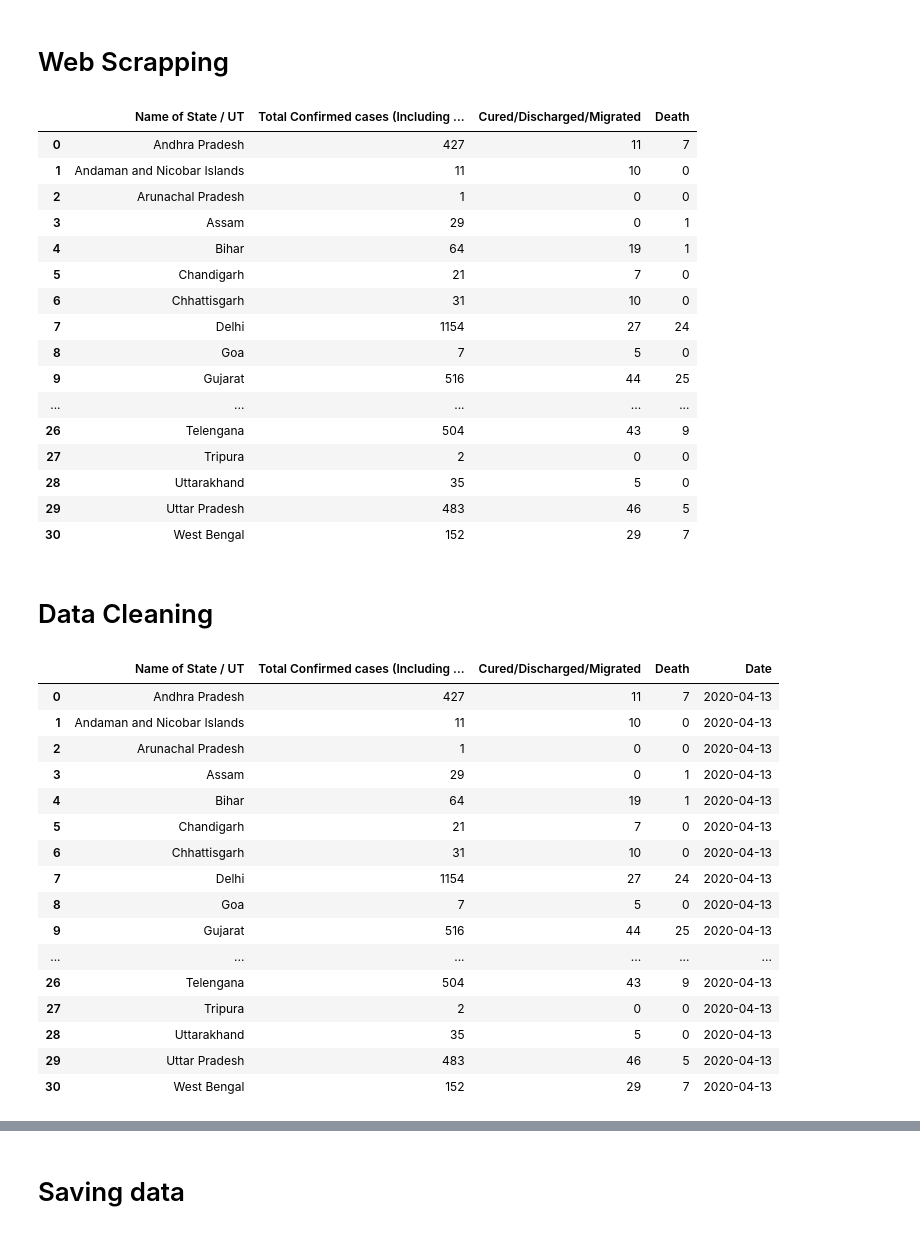
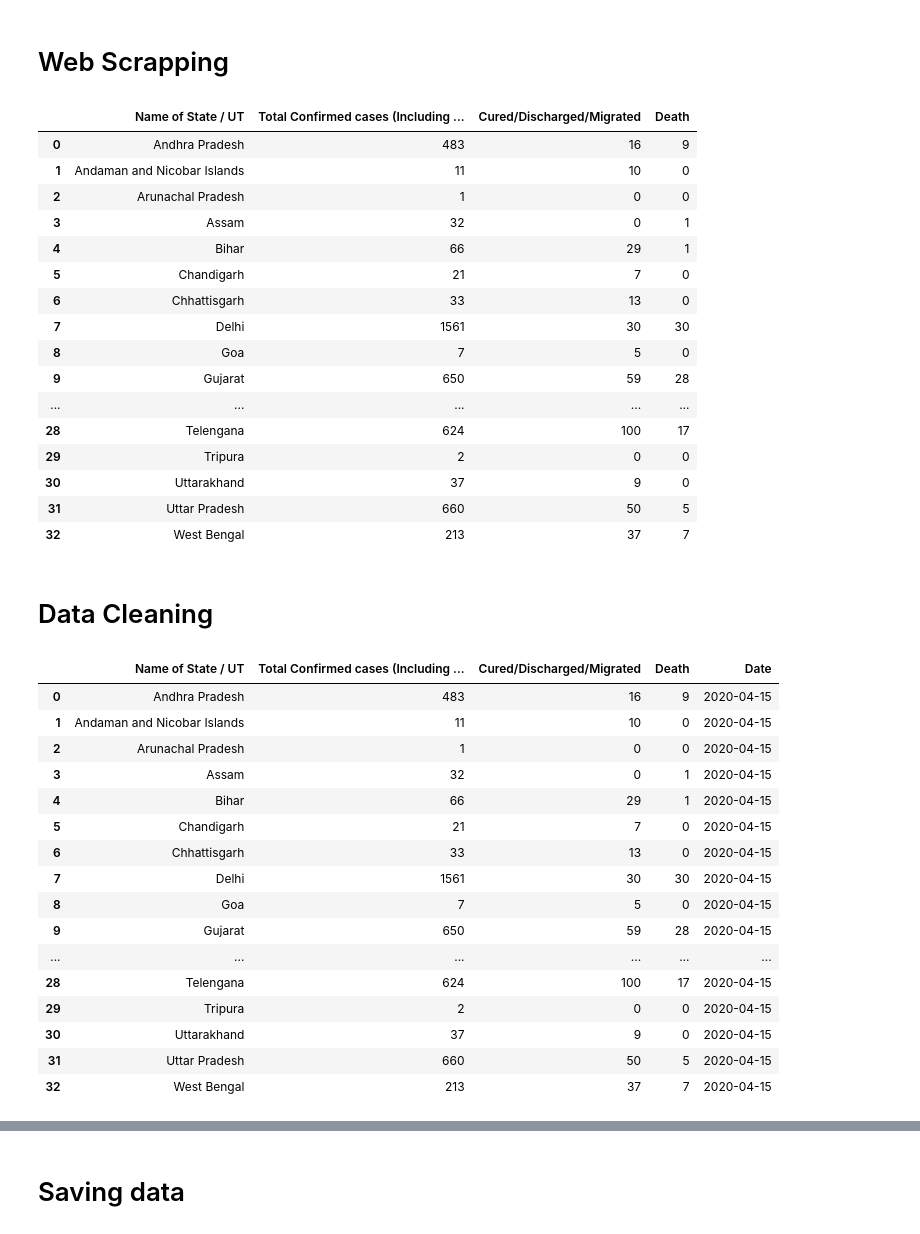
Before and after one commit to amita-kapoor/covid-19-india-data, a Jupyter notebook: web_scraping.ipynb, the cells around one changed output, grey strips where cells are left out. Saved outputs shown, nothing was run; the diff lists cells and outputs as text; code cells hidden in the pictures.

```diff
--- a/web_scraping.ipynb
+++ b/web_scraping.ipynb
@@ -41,56 +41,57 @@ for tr in body:
 
 # print(head_rows)
 
-df_bs = pd.DataFrame(body_rows[:len(body_rows)-2], columns=head_rows[0])
+df_bs = pd.DataFrame(body_rows[:len(body_rows)-3], columns=head_rows[0])
 
 df_bs.drop('S. No.', axis=1, inplace=True)
 df_bs.head(36)
 # %% [output]
 |  | Name of State / UT | Total Confirmed cases (Including ... | Cured/Discharged/Migrated | Death |
-| 0 | Andhra Pradesh | 427 | 11 | 7 |
+| 0 | Andhra Pradesh | 483 | 16 | 9 |
 | 1 | Andaman and Nicobar Islands | 11 | 10 | 0 |
 | 2 | Arunachal Pradesh | 1 | 0 | 0 |
-| 3 | Assam | 29 | 0 | 1 |
-| 4 | Bihar | 64 | 19 | 1 |
+| 3 | Assam | 32 | 0 | 1 |
+| 4 | Bihar | 66 | 29 | 1 |
 | 5 | Chandigarh | 21 | 7 | 0 |
-| 6 | Chhattisgarh | 31 | 10 | 0 |
-| 7 | Delhi | 1154 | 27 | 24 |
+| 6 | Chhattisgarh | 33 | 13 | 0 |
+| 7 | Delhi | 1561 | 30 | 30 |
 | 8 | Goa | 7 | 5 | 0 |
-| 9 | Gujarat | 516 | 44 | 25 |
+| 9 | Gujarat | 650 | 59 | 28 |
 | ... | ... | ... | ... | ... |
-| 26 | Telengana | 504 | 43 | 9 |
-| 27 | Tripura | 2 | 0 | 0 |
-| 28 | Uttarakhand | 35 | 5 | 0 |
-| 29 | Uttar Pradesh | 483 | 46 | 5 |
-| 30 | West Bengal | 152 | 29 | 7 |
+| 28 | Telengana | 624 | 100 | 17 |
+| 29 | Tripura | 2 | 0 | 0 |
+| 30 | Uttarakhand | 37 | 9 | 0 |
+| 31 | Uttar Pradesh | 660 | 50 | 5 |
+| 32 | West Bengal | 213 | 37 | 7 |
 # %% [markdown]
 # Data Cleaning
 # %%
 # date-time information
 # ---------------------
 
 now  = datetime.now()
 df_bs['Date'] = now.strftime("%m/%d/%Y")
 df_bs['Date'] = pd.to_datetime(df_bs['Date'], format='%m/%d/%Y')
+df_bs['Name of State / UT'] = df_bs['Name of State / UT'].str.replace('#', '')
 df_bs.head(36)
 # %% [output]
 |  | Name of State / UT | Total Confirmed cases (Including ... | Cured/Discharged/Migrated | Death | Date |
-| 0 | Andhra Pradesh | 427 | 11 | 7 | 2020-04-13 |
-| 1 | Andaman and Nicobar Islands | 11 | 10 | 0 | 2020-04-13 |
-| 2 | Arunachal Pradesh | 1 | 0 | 0 | 2020-04-13 |
-| 3 | Assam | 29 | 0 | 1 | 2020-04-13 |
-| 4 | Bihar | 64 | 19 | 1 | 2020-04-13 |
-| 5 | Chandigarh | 21 | 7 | 0 | 2020-04-13 |
-| 6 | Chhattisgarh | 31 | 10 | 0 | 2020-04-13 |
-| 7 | Delhi | 1154 | 27 | 24 | 2020-04-13 |
-| 8 | Goa | 7 | 5 | 0 | 2020-04-13 |
-| 9 | Gujarat | 516 | 44 | 25 | 2020-04-13 |
+| 0 | Andhra Pradesh | 483 | 16 | 9 | 2020-04-15 |
+| 1 | Andaman and Nicobar Islands | 11 | 10 | 0 | 2020-04-15 |
+| 2 | Arunachal Pradesh | 1 | 0 | 0 | 2020-04-15 |
+| 3 | Assam | 32 | 0 | 1 | 2020-04-15 |
+| 4 | Bihar | 66 | 29 | 1 | 2020-04-15 |
+| 5 | Chandigarh | 21 | 7 | 0 | 2020-04-15 |
+| 6 | Chhattisgarh | 33 | 13 | 0 | 2020-04-15 |
+| 7 | Delhi | 1561 | 30 | 30 | 2020-04-15 |
+| 8 | Goa | 7 | 5 | 0 | 2020-04-15 |
+| 9 | Gujarat | 650 | 59 | 28 | 2020-04-15 |
 | ... | ... | ... | ... | ... | ... |
-| 26 | Telengana | 504 | 43 | 9 | 2020-04-13 |
-| 27 | Tripura | 2 | 0 | 0 | 2020-04-13 |
-| 28 | Uttarakhand | 35 | 5 | 0 | 2020-04-13 |
-| 29 | Uttar Pradesh | 483 | 46 | 5 | 2020-04-13 |
-| 30 | West Bengal | 152 | 29 | 7 | 2020-04-13 |
+| 28 | Telengana | 624 | 100 | 17 | 2020-04-15 |
+| 29 | Tripura | 2 | 0 | 0 | 2020-04-15 |
+| 30 | Uttarakhand | 37 | 9 | 0 | 2020-04-15 |
+| 31 | Uttar Pradesh | 660 | 50 | 5 | 2020-04-15 |
+| 32 | West Bengal | 213 | 37 | 7 | 2020-04-15 |
 # %%
 df_bs['Name of State / UT'].unique()
 # %% [output]
```
Also changed, not shown: parts of 10 cells of this notebook, 3 other files.
